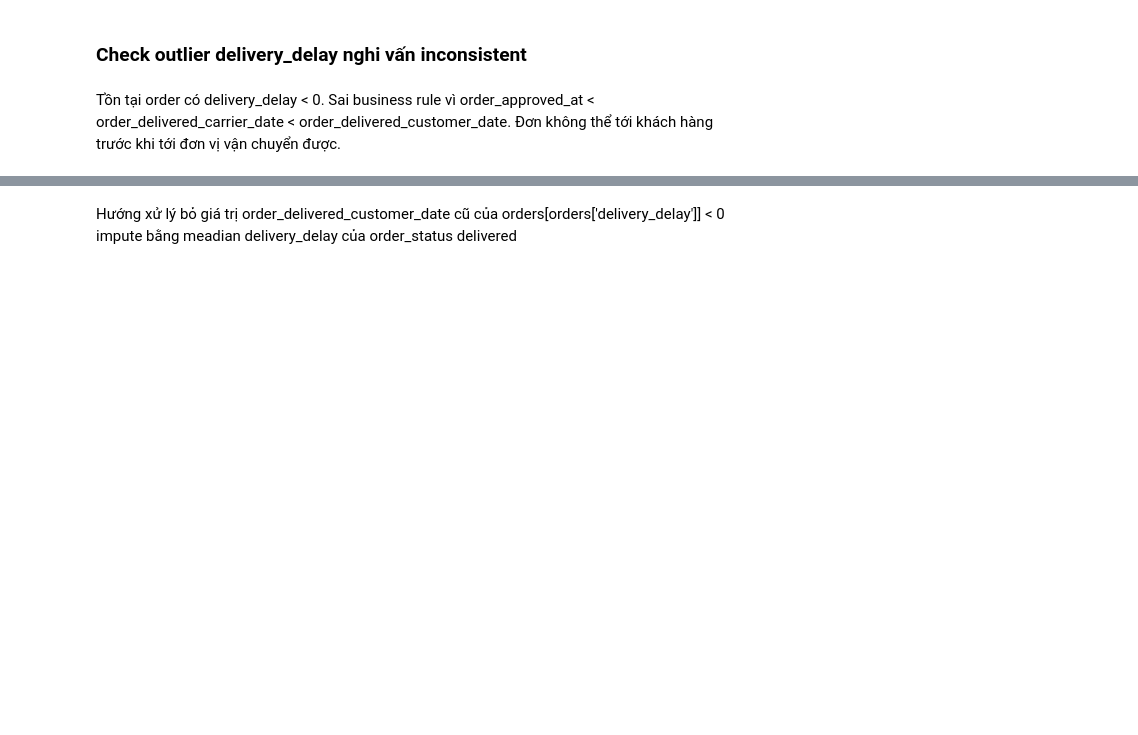
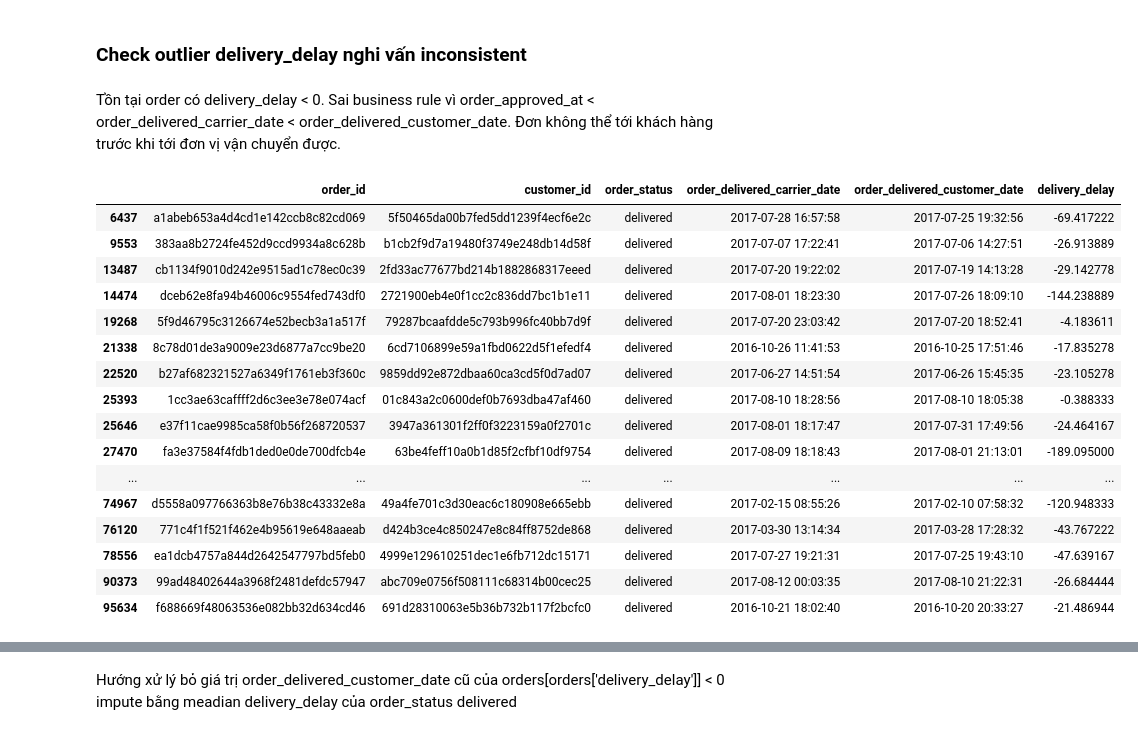
Before and after one commit to Avcuongy/data-mining-project, a Jupyter notebook: notebooks/2_cleaning.ipynb, the cells around one changed output, grey strips where cells are left out. Drawn from its saved outputs; the diff is of its cells as text; code cells hidden in the pictures; blank space fills up the shorter version.

```diff
--- a/notebooks/2_cleaning.ipynb
+++ b/notebooks/2_cleaning.ipynb
@@ -1116,6 +1282,36 @@ orders[orders['approval_delay'] > 1000]
 ### Check outlier delivery_delay nghi vấn inconsistent
 # %% [markdown]
 Tồn tại order có delivery_delay < 0. Sai business rule vì order_approved_at < order_delivered_carrier_date < order_delivered_customer_date. Đơn không thể tới khách hàng trước khi tới đơn vị vận chuyển được.
+# %%
+orders.loc[
+    orders['delivery_delay'] < 0,
+    [
+        'order_id',
+        'customer_id',
+        'order_status',
+        'order_delivered_carrier_date',
+        'order_delivered_customer_date',
+        'delivery_delay'
+    ]
+]
+# %% [output]
+|  | order_id | customer_id | order_status | order_delivered_carrier_date | order_delivered_customer_date | delivery_delay |
+| 6437 | a1abeb653a4d4cd1e142ccb8c82cd069 | 5f50465da00b7fed5dd1239f4ecf6e2c | delivered | 2017-07-28 16:57:58 | 2017-07-25 19:32:56 | -69.417222 |
+| 9553 | 383aa8b2724fe452d9ccd9934a8c628b | b1cb2f9d7a19480f3749e248db14d58f | delivered | 2017-07-07 17:22:41 | 2017-07-06 14:27:51 | -26.913889 |
+| 13487 | cb1134f9010d242e9515ad1c78ec0c39 | 2fd33ac77677bd214b1882868317eeed | delivered | 2017-07-20 19:22:02 | 2017-07-19 14:13:28 | -29.142778 |
+| 14474 | dceb62e8fa94b46006c9554fed743df0 | 2721900eb4e0f1cc2c836dd7bc1b1e11 | delivered | 2017-08-01 18:23:30 | 2017-07-26 18:09:10 | -144.238889 |
+| 19268 | 5f9d46795c3126674e52becb3a1a517f | 79287bcaafdde5c793b996fc40bb7d9f | delivered | 2017-07-20 23:03:42 | 2017-07-20 18:52:41 | -4.183611 |
+| 21338 | 8c78d01de3a9009e23d6877a7cc9be20 | 6cd7106899e59a1fbd0622d5f1efedf4 | delivered | 2016-10-26 11:41:53 | 2016-10-25 17:51:46 | -17.835278 |
+| 22520 | b27af682321527a6349f1761eb3f360c | 9859dd92e872dbaa60ca3cd5f0d7ad07 | delivered | 2017-06-27 14:51:54 | 2017-06-26 15:45:35 | -23.105278 |
+| 25393 | 1cc3ae63caffff2d6c3ee3e78e074acf | 01c843a2c0600def0b7693dba47af460 | delivered | 2017-08-10 18:28:56 | 2017-08-10 18:05:38 | -0.388333 |
+| 25646 | e37f11cae9985ca58f0b56f268720537 | 3947a361301f2ff0f3223159a0f2701c | delivered | 2017-08-01 18:17:47 | 2017-07-31 17:49:56 | -24.464167 |
+| 27470 | fa3e37584f4fdb1ded0e0de700dfcb4e | 63be4feff10a0b1d85f2cfbf10df9754 | delivered | 2017-08-09 18:18:43 | 2017-08-01 21:13:01 | -189.095000 |
+| ... | ... | ... | ... | ... | ... | ... |
+| 74967 | d5558a097766363b8e76b38c43332e8a | 49a4fe701c3d30eac6c180908e665ebb | delivered | 2017-02-15 08:55:26 | 2017-02-10 07:58:32 | -120.948333 |
+| 76120 | 771c4f1f521f462e4b95619e648aaeab | d424b3ce4c850247e8c84ff8752de868 | delivered | 2017-03-30 13:14:34 | 2017-03-28 17:28:32 | -43.767222 |
+| 78556 | ea1dcb4757a844d2642547797bd5feb0 | 4999e129610251dec1e6fb712dc15171 | delivered | 2017-07-27 19:21:31 | 2017-07-25 19:43:10 | -47.639167 |
+| 90373 | 99ad48402644a3968f2481defdc57947 | abc709e0756f508111c68314b00cec25 | delivered | 2017-08-12 00:03:35 | 2017-08-10 21:22:31 | -26.684444 |
+| 95634 | f688669f48063536e082bb32d634cd46 | 691d28310063e5b36b732b117f2bcfc0 | delivered | 2016-10-21 18:02:40 | 2016-10-20 20:33:27 | -21.486944 |
 # %%
 orders[orders['delivery_delay'] < 0]
 # %% [output]
```
Also changed, not shown: parts of 16 cells of this notebook, 1 other file.
